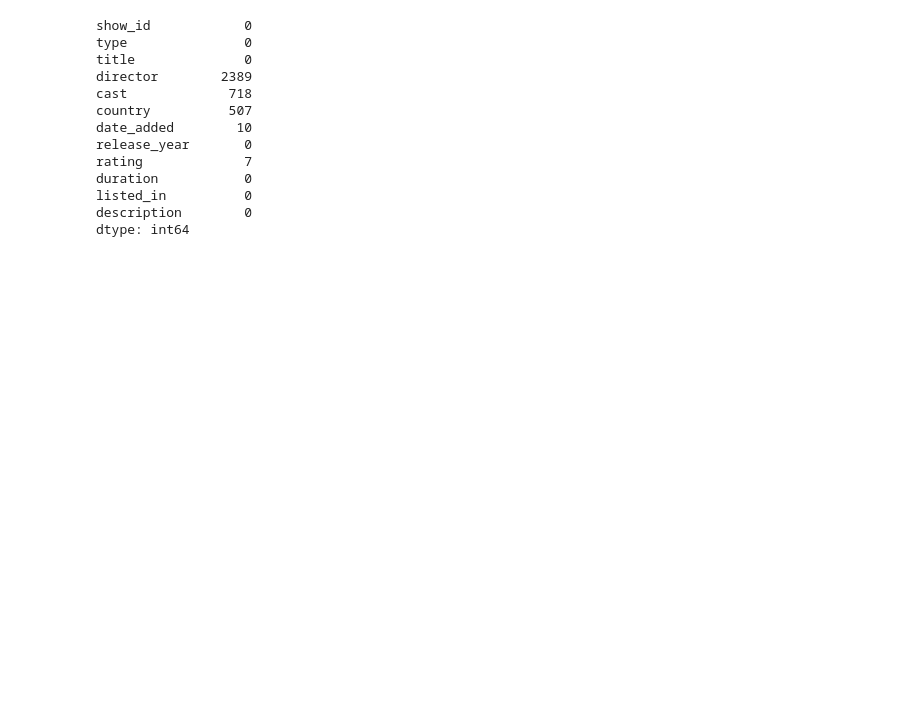
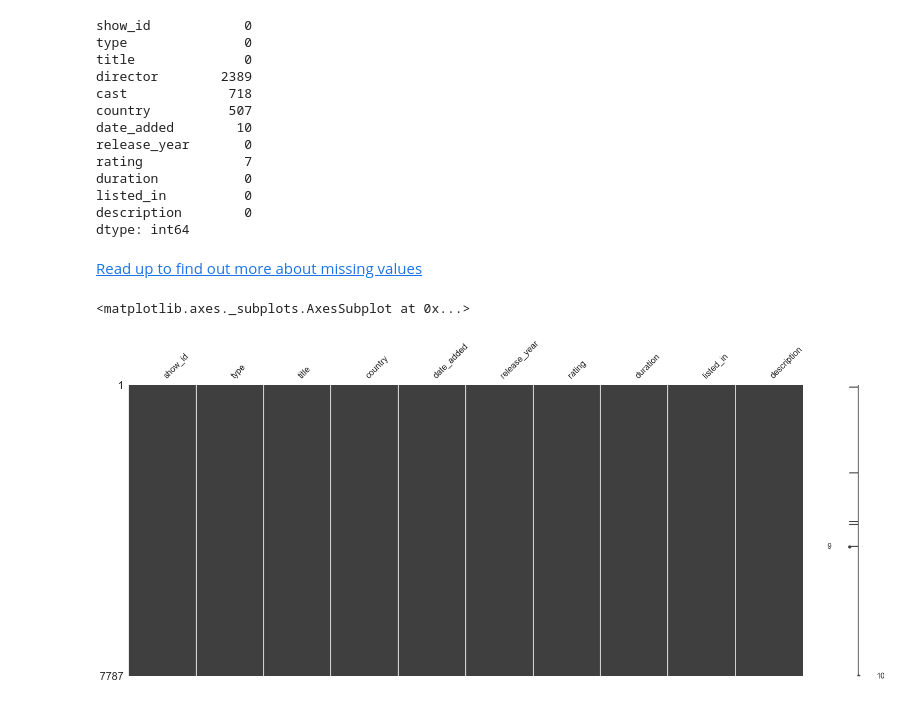
Before and after one commit to tejeshreddy/kaggle-notebooks, a Jupyter notebook: netflix-movies-tv-shows/netflix-eda.ipynb, the cells around one changed output. Drawn from its saved outputs; the diff is of its cells as text; code cells hidden in the pictures; blank space fills up the shorter version.

```diff
--- a/netflix-movies-tv-shows/netflix-eda.ipynb
+++ b/netflix-movies-tv-shows/netflix-eda.ipynb
@@ -97,3 +97,20 @@ duration           0
 listed_in          0
 description        0
 dtype: int64
+# %% [markdown]
+[Read up to find out more about missing values](https://www.kaggle.com/meikegw/filling-up-missing-values)
+# %%
+# Handling the missing data for director and the cast as this data is not of much relavence
+df.drop(['director', 'cast'], axis=1, inplace=True)
+# %%
+# Handling the missing coutry data
+df['country'].fillna('United States', inplace=True)
+# %%
+# Added the one missing value with most freq date
+df['date_added'].fillna('January 1, 2020', inplace=True)
+# %%
+# Done handling all the missing values
+missingno.matrix(df)
+# %% [output]
+<matplotlib.axes._subplots.AxesSubplot at 0x...>
+[figure, added]
```
Also changed, not shown: parts of 3 cells of this notebook.
